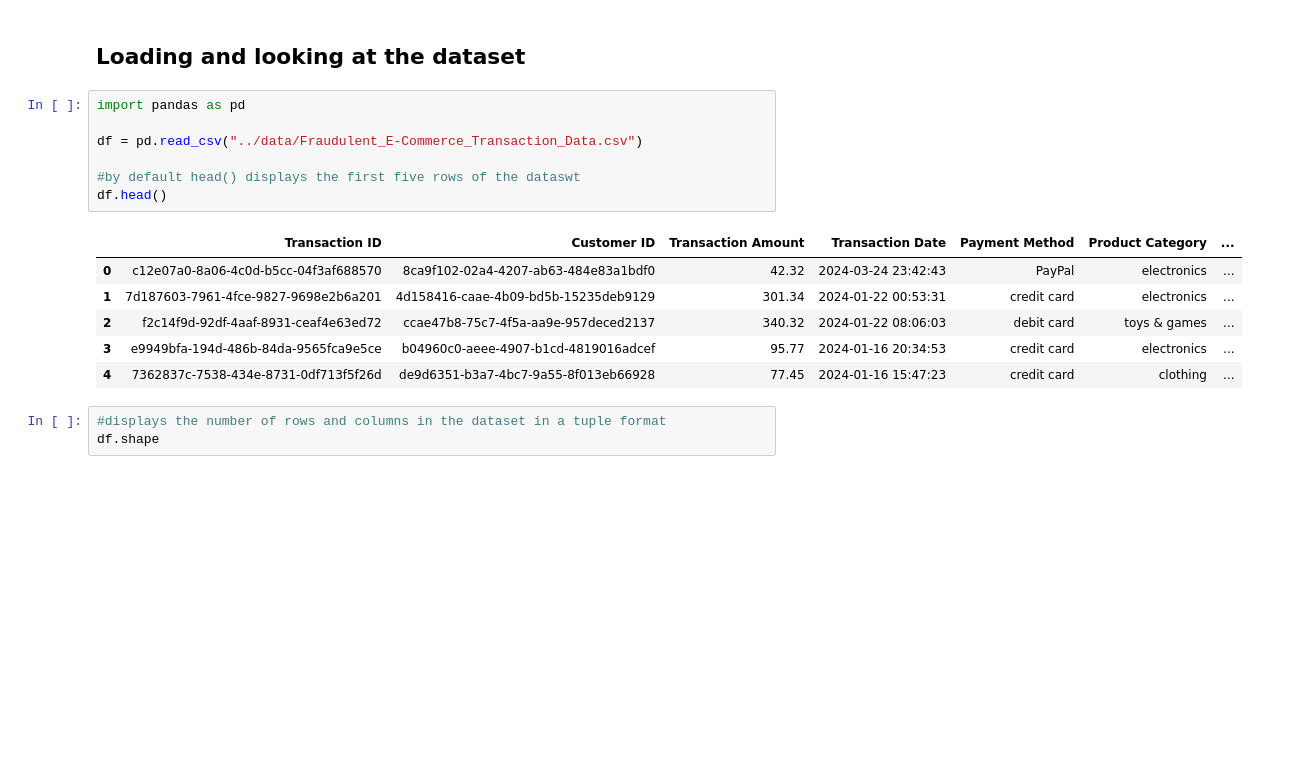
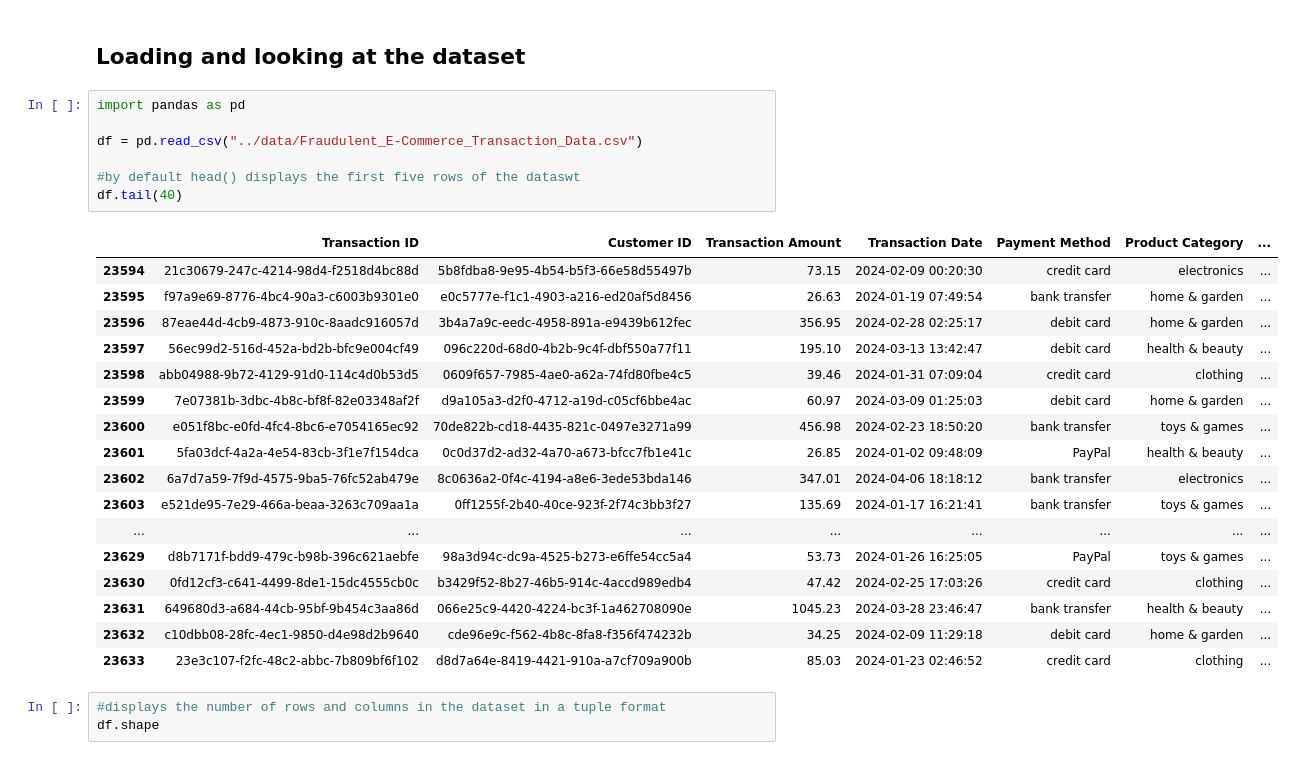
Before and after one commit to Bhav-creator452/order-risk-platform, a Jupyter notebook: notebooks/load_data.ipynb, the cells around one changed output. Drawn from its saved outputs; the diff is of its cells as text; blank space fills up the shorter version.

```diff
--- a/notebooks/load_data.ipynb
+++ b/notebooks/load_data.ipynb
@@ -3,17 +3,28 @@
 # %%
 import pandas as pd
 
 df = pd.read_csv("../data/Fraudulent_E-Commerce_Transaction_Data.csv")
 
 #by default head() displays the first five rows of the dataswt
-df.head()
+df.tail(40)
 # %% [output]
 |  | Transaction ID | Customer ID | Transaction Amount | Transaction Date | Payment Method | Product Category | ... |
-| 0 | c12e07a0-8a06-4c0d-b5cc-04f3af688570 | 8ca9f102-02a4-4207-ab63-484e83a1bdf0 | 42.32 | 2024-03-24 23:42:43 | PayPal | electronics | ... |
-| 1 | 7d187603-7961-4fce-9827-9698e2b6a201 | 4d158416-caae-4b09-bd5b-15235deb9129 | 301.34 | 2024-01-22 00:53:31 | credit card | electronics | ... |
-| 2 | f2c14f9d-92df-4aaf-8931-ceaf4e63ed72 | ccae47b8-75c7-4f5a-aa9e-957deced2137 | 340.32 | 2024-01-22 08:06:03 | debit card | toys & games | ... |
-| 3 | e9949bfa-194d-486b-84da-9565fca9e5ce | b04960c0-aeee-4907-b1cd-4819016adcef | 95.77 | 2024-01-16 20:34:53 | credit card | electronics | ... |
-| 4 | 7362837c-7538-434e-8731-0df713f5f26d | de9d6351-b3a7-4bc7-9a55-8f013eb66928 | 77.45 | 2024-01-16 15:47:23 | credit card | clothing | ... |
+| 23594 | 21c30679-247c-4214-98d4-f2518d4bc88d | 5b8fdba8-9e95-4b54-b5f3-66e58d55497b | 73.15 | 2024-02-09 00:20:30 | credit card | electronics | ... |
+| 23595 | f97a9e69-8776-4bc4-90a3-c6003b9301e0 | e0c5777e-f1c1-4903-a216-ed20af5d8456 | 26.63 | 2024-01-19 07:49:54 | bank transfer | home & garden | ... |
+| 23596 | 87eae44d-4cb9-4873-910c-8aadc916057d | 3b4a7a9c-eedc-4958-891a-e9439b612fec | 356.95 | 2024-02-28 02:25:17 | debit card | home & garden | ... |
+| 23597 | 56ec99d2-516d-452a-bd2b-bfc9e004cf49 | 096c220d-68d0-4b2b-9c4f-dbf550a77f11 | 195.10 | 2024-03-13 13:42:47 | debit card | health & beauty | ... |
+| 23598 | abb04988-9b72-4129-91d0-114c4d0b53d5 | 0609f657-7985-4ae0-a62a-74fd80fbe4c5 | 39.46 | 2024-01-31 07:09:04 | credit card | clothing | ... |
+| 23599 | 7e07381b-3dbc-4b8c-bf8f-82e03348af2f | d9a105a3-d2f0-4712-a19d-c05cf6bbe4ac | 60.97 | 2024-03-09 01:25:03 | debit card | home & garden | ... |
+| 23600 | e051f8bc-e0fd-4fc4-8bc6-e7054165ec92 | 70de822b-cd18-4435-821c-0497e3271a99 | 456.98 | 2024-02-23 18:50:20 | bank transfer | toys & games | ... |
+| 23601 | 5fa03dcf-4a2a-4e54-83cb-3f1e7f154dca | 0c0d37d2-ad32-4a70-a673-bfcc7fb1e41c | 26.85 | 2024-01-02 09:48:09 | PayPal | health & beauty | ... |
+| 23602 | 6a7d7a59-7f9d-4575-9ba5-76fc52ab479e | 8c0636a2-0f4c-4194-a8e6-3ede53bda146 | 347.01 | 2024-04-06 18:18:12 | bank transfer | electronics | ... |
+| 23603 | e521de95-7e29-466a-beaa-3263c709aa1a | 0ff1255f-2b40-40ce-923f-2f74c3bb3f27 | 135.69 | 2024-01-17 16:21:41 | bank transfer | toys & games | ... |
+| ... | ... | ... | ... | ... | ... | ... | ... |
+| 23629 | d8b7171f-bdd9-479c-b98b-396c621aebfe | 98a3d94c-dc9a-4525-b273-e6ffe54cc5a4 | 53.73 | 2024-01-26 16:25:05 | PayPal | toys & games | ... |
+| 23630 | 0fd12cf3-c641-4499-8de1-15dc4555cb0c | b3429f52-8b27-46b5-914c-4accd989edb4 | 47.42 | 2024-02-25 17:03:26 | credit card | clothing | ... |
+| 23631 | 649680d3-a684-44cb-95bf-9b454c3aa86d | 066e25c9-4420-4224-bc3f-1a462708090e | 1045.23 | 2024-03-28 23:46:47 | bank transfer | health & beauty | ... |
+| 23632 | c10dbb08-28fc-4ec1-9850-d4e98d2b9640 | cde96e9c-f562-4b8c-8fa8-f356f474232b | 34.25 | 2024-02-09 11:29:18 | debit card | home & garden | ... |
+| 23633 | 23e3c107-f2fc-48c2-abbc-7b809bf6f102 | d8d7a64e-8419-4421-910a-a7cf709a900b | 85.03 | 2024-01-23 02:46:52 | credit card | clothing | ... |
 # %%
 #displays the number of rows and columns in the dataset in a tuple format
 df.shape
```
Also changed, not shown: parts of 17 cells of this notebook, 3 other files.
